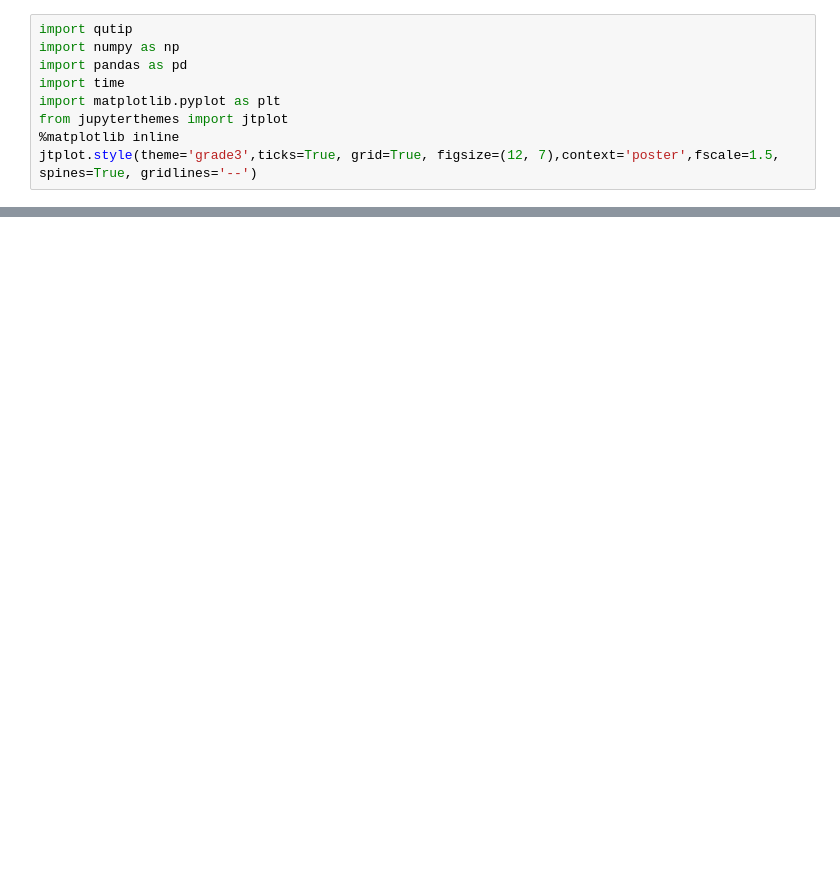
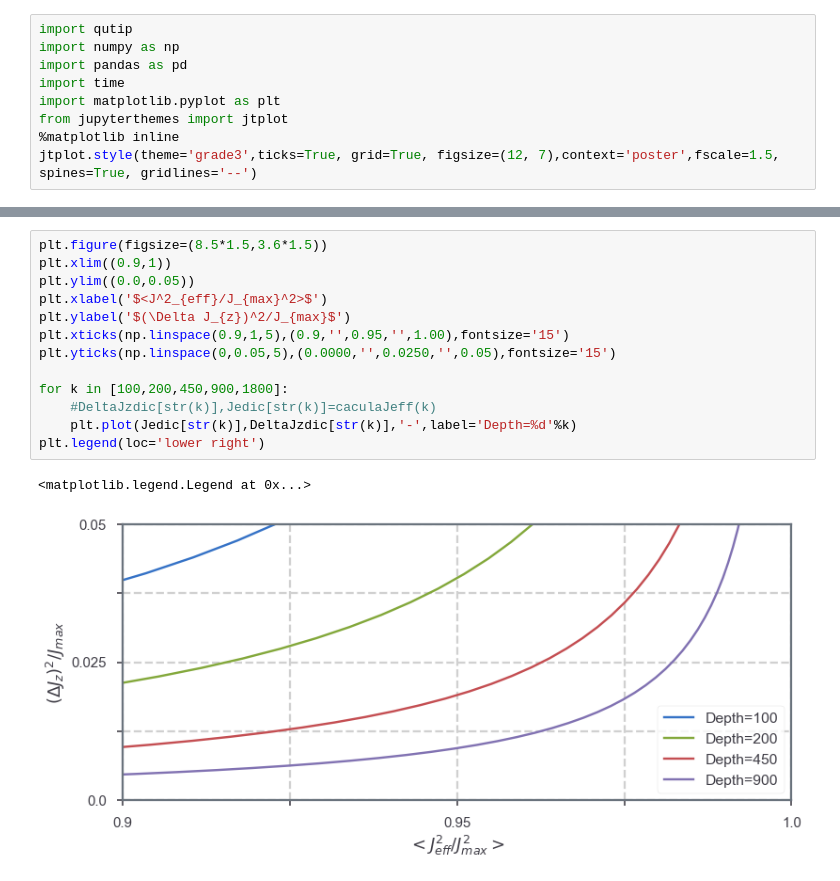
Before and after one commit to boxiaowave/pythonscriptsforlab, a Jupyter notebook: entanglementdepth.ipynb, the cells around one changed output, grey strips where cells are left out. Cells and saved outputs as stored; diff of their text form; blank space fills up the shorter version.

```diff
--- a/entanglementdepth.ipynb
+++ b/entanglementdepth.ipynb
@@ -83,0 +88,16 @@ Current K:1800
+# %%
+plt.figure(figsize=(8.5*1.5,3.6*1.5))
+plt.xlim((0.9,1))
+plt.ylim((0.0,0.05))
+plt.xlabel('$<J^2_{eff}/J_{max}^2>$')
+plt.ylabel('$(\Delta J_{z})^2/J_{max}$')
+plt.xticks(np.linspace(0.9,1,5),(0.9,'',0.95,'',1.00),fontsize='15')
+plt.yticks(np.linspace(0,0.05,5),(0.0000,'',0.0250,'',0.05),fontsize='15')
+
+for k in [100,200,450,900,1800]:
+    #DeltaJzdic[str(k)],Jedic[str(k)]=caculaJeff(k)
+    plt.plot(Jedic[str(k)],DeltaJzdic[str(k)],'-',label='Depth=%d'%k)
+plt.legend(loc='lower right')
+# %% [output]
+<matplotlib.legend.Legend at 0x...>
+[figure, added]
```
Also changed, not shown: parts of 2 cells of this notebook.
